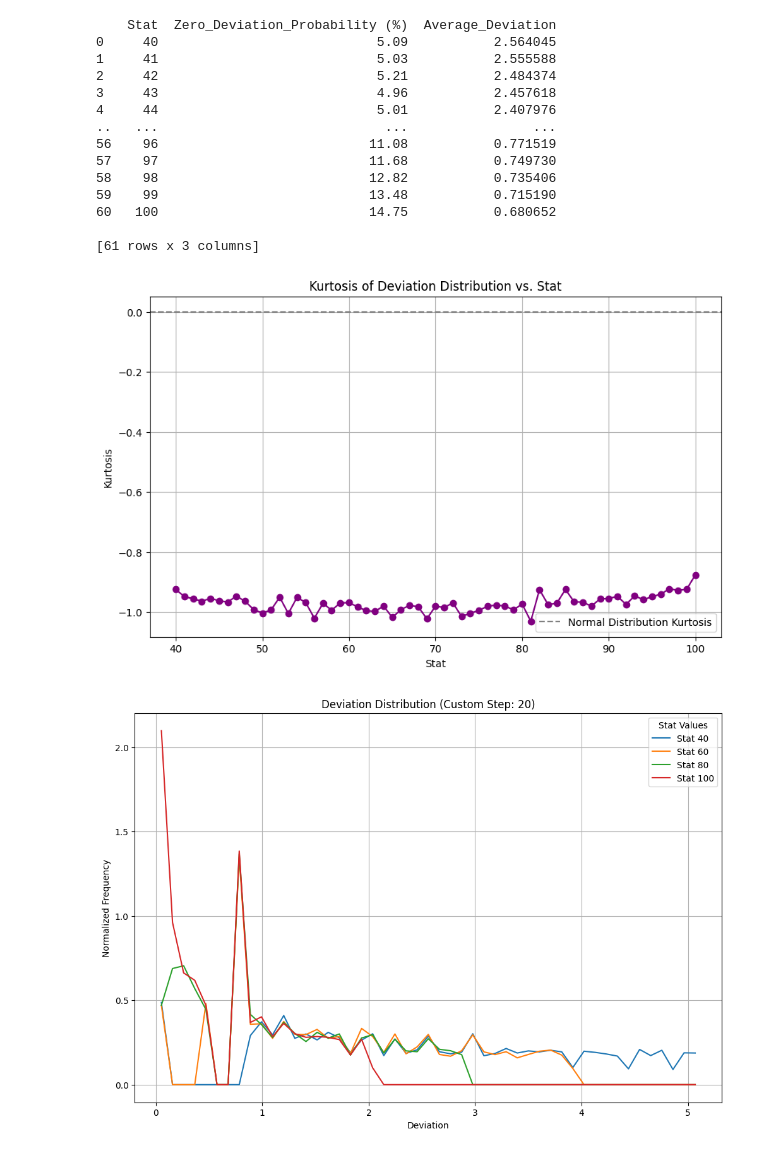
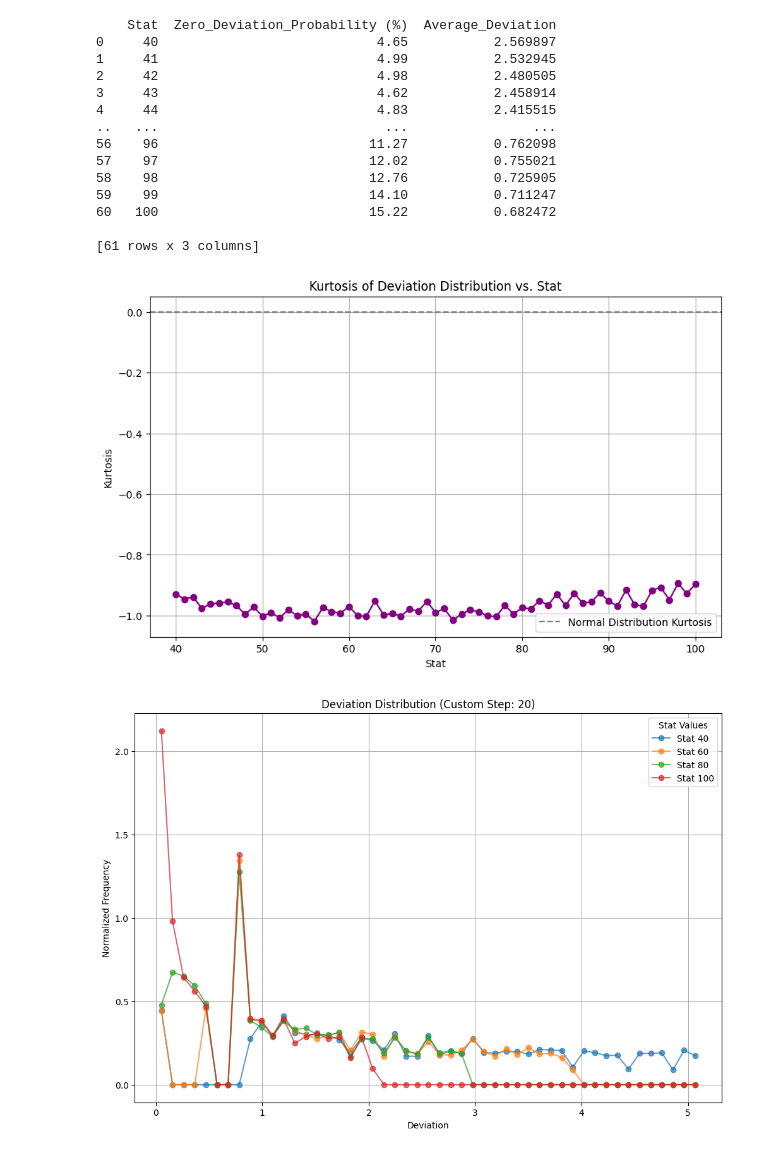
Before and after one commit to rato42/Rato-s-Explosive-Overhaul-2.0, a Jupyter notebook: DeviationTests.ipynb, the cells around one changed output. Drawn from its saved outputs; the diff is of its cells as text; code cells hidden in the pictures.

Commit message:
retweak deviation, v1

```diff
--- a/DeviationTests.ipynb
+++ b/DeviationTests.ipynb
@@ -4,6 +271,19 @@ import random
 import matplotlib.pyplot as plt
 from scipy.stats import kurtosis
 import numpy as np
+import math
+
+
+perfect_throw_threshold = 0.05
+def_min_dev = 0.75
+zero_min_dev_diff = 50
+roll_zero_deviation_base = 5
+num_dice = 1
+potent = 2
+roll_zero_deviation = 5
+
+def unit_random_func(max_value):
+    return random.randint(0, max_value - 1)
 
 def calculate_deviation(stat, unit_random_func, is_grenade, base_gr_rotation_factor, base_launcher_rotation_factor):
     roll = unit_random_func(100) + 1  # Random roll between 1 and 100
@@ -24,8 +304,19 @@ def calculate_deviation(stat, unit_random_func, is_grenade, base_gr_rotation_fac
 
     return deviation, roll
 
-def unit_random_func(max_value):
-    return random.randint(0, max_value - 1)
+
+
+
+
+
+
+#def unit_random_func(max_value, num_dice=3):
+
+   # total = sum(random.randint(0, max_value) for _ in range(num_dice))
+   # max_possible = num_dice * max_value
+   # return int((total / max_possible) * max_value)
+
+
 
 # Simulation settings
 num_simulations = 10000
@@ -98,12 +389,9 @@ plt.grid(True)
 plt.show()
 ############################################################
 
-############################################################
-# Define a custom step size for selecting stats
 distribution_graph_custom_step = 20  # Change this value to control how many lines are plotted
 
 # Filter stat values based on the custom step
-
 custom_stat_values = list(range(first_step, last_step, distribution_graph_custom_step))
 
 # Plotting the distribution of deviations per custom stat range
@@ -111,12 +399,18 @@ plt.figure(figsize=(12, 8))
 
 bins = np.linspace(0, detailed_df['Deviation'].max(), 50)
 
-for stat in custom_stat_values:
+bar_width = (bins[1] - bins[0]) * 0.8  # Reduce the width of the bars a bit for better spacing
+
+for i, stat in enumerate(custom_stat_values):
     deviations = detailed_df[detailed_df['Stat'] == stat]['Deviation']
     hist, bin_edges = np.histogram(deviations, bins=bins, density=True)
     bin_centers = (bin_edges[:-1] + bin_edges[1:]) / 2
 
-    plt.plot(bin_centers, hist, label=f'Stat {stat}')
+    # Shift each stat's bars to the right by an offset to prevent overlap
+    offset = i * (bar_width * 0)  # You can adjust the multiplier to control spacing
+
+    ##plt.bar(bin_centers + offset, hist, width=bar_width, label=f'Stat {stat}', alpha=0.7)
+    plt.plot(bin_centers, hist, marker='o', linestyle='-', label=f'Stat {stat}', alpha=0.7)
 
 # Plot customization
 plt.title(f'Deviation Distribution (Custom Step: {distribution_graph_custom_step})')
@@ -127,42 +421,56 @@ plt.grid(True)
 plt.show()
 
 ############################################################
 
 ############################################################
 # Plotting the results
 plt.figure(figsize=(12, 6))
 
 # Plot Probability of Zero Deviation
 plt.subplot(1, 2, 1)
 plt.plot(results_df['Stat'], results_df['Zero_Deviation_Probability (%)'], marker='o', color='blue')
 plt.title('Probability of Zero Deviation vs. Stat')
 plt.xlabel('Stat')
 plt.ylabel('Zero Deviation Probability (%)')
 
 # Plot Average Deviation
 plt.subplot(1, 2, 2)
 plt.plot(results_df['Stat'], results_df['Average_Deviation'], marker='o', color='green')
 plt.title('Average Deviation vs. Stat')
 plt.xlabel('Stat')
 plt.ylabel('Average Deviation')
 
 plt.tight_layout()
 plt.show()
 ############################################################
+
+stats_avg_results = []
+avg_results_step = 10
+for stat_value in list(range(first_step, last_step, avg_results_step)):
+    stat_DF = results_df[(results_df["Stat"] ==stat_value)]
+    avg = stat_DF["Average_Deviation"].values[0]
+    zero = stat_DF["Zero_Deviation_Probability (%)"].values[0]
+    stats_avg_results.append({
+        "Stat": stat_value,
+        "Average": avg,
+        "Perfect Throw (%)": zero})
+
+stats_avg_resultsDF = pd.DataFrame(stats_avg_results)
+stats_avg_resultsDF
 # %% [output]
     Stat  Zero_Deviation_Probability (%)  Average_Deviation
-0     40                            5.09           2.564045
-1     41                            5.03           2.555588
-2     42                            5.21           2.484374
-3     43                            4.96           2.457618
-4     44                            5.01           2.407976
+0     40                            4.65           2.569897
+1     41                            4.99           2.532945
+2     42                            4.98           2.480505
+3     43                            4.62           2.458914
+4     44                            4.83           2.415515
 ..   ...                             ...                ...
-56    96                           11.08           0.771519
-57    97                           11.68           0.749730
-58    98                           12.82           0.735406
-59    99                           13.48           0.715190
-60   100                           14.75           0.680652
+56    96                           11.27           0.762098
+57    97                           12.02           0.755021
+58    98                           12.76           0.725905
+59    99                           14.10           0.711247
+60   100                           15.22           0.682472
 
 [61 rows x 3 columns]
-[figure, old version]
+[figure, new version]
-[figure, old version]
+[figure, new version]
```
Also changed, not shown: parts of 2 cells of this notebook, 4 other files.
